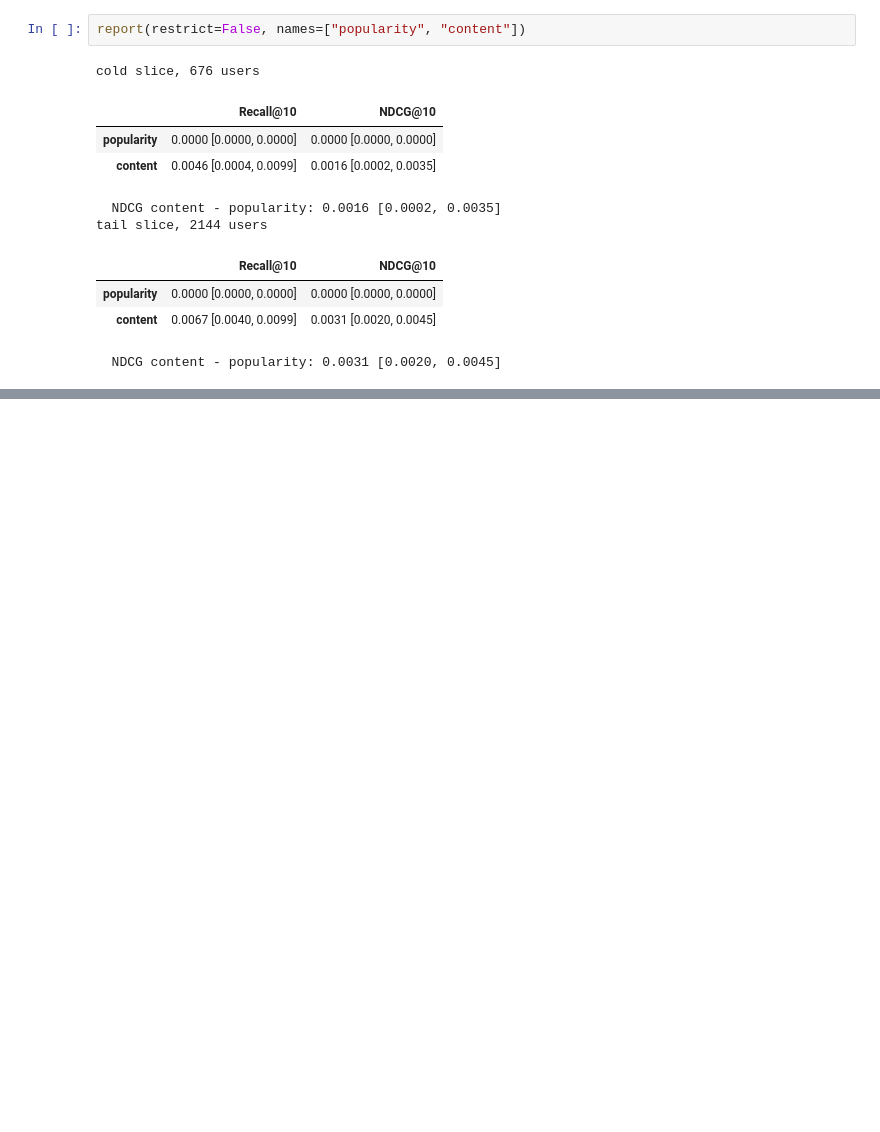
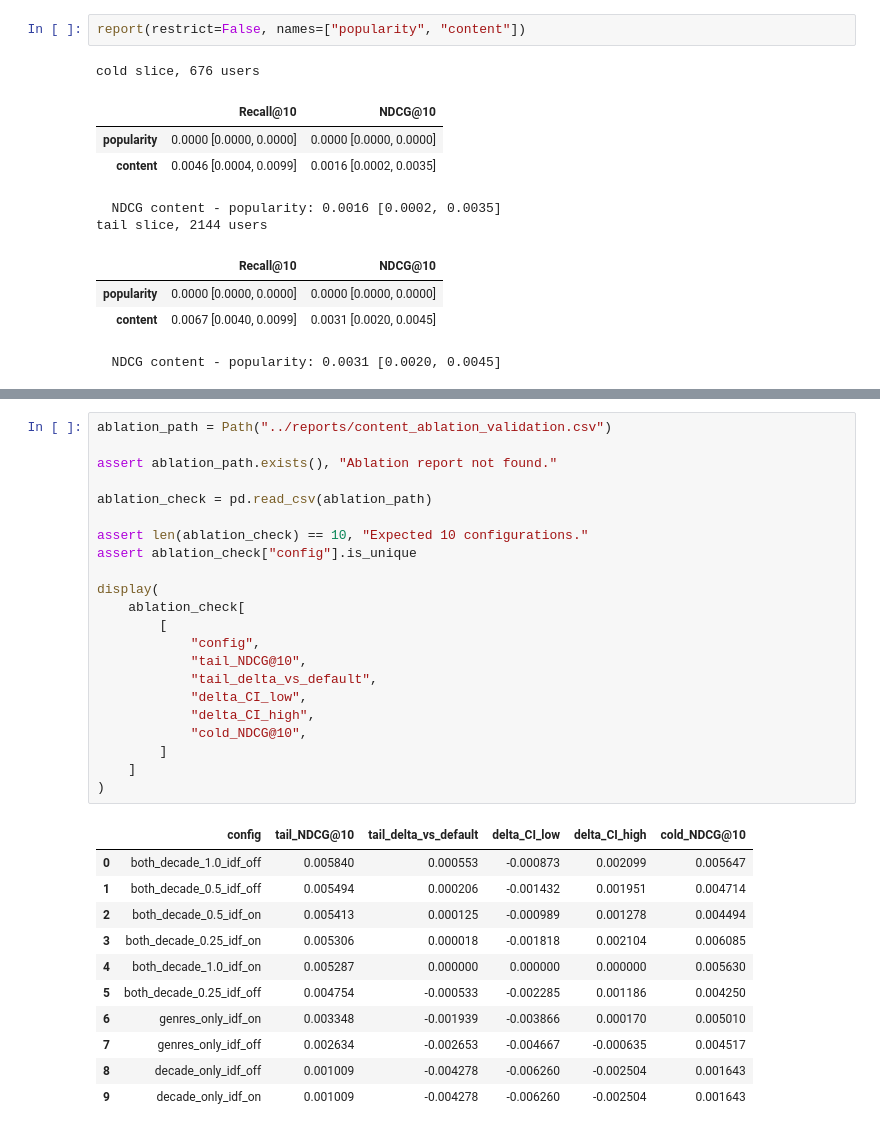
Before and after one commit to RavenKing45/Movie-Recommendation-System, a Jupyter notebook: notebooks/05_content_based.ipynb, the cells around one changed output, grey strips where cells are left out. Drawn from its saved outputs; the diff is of its cells as text; blank space fills up the shorter version.

```diff
--- a/notebooks/05_content_based.ipynb
+++ b/notebooks/05_content_based.ipynb
@@ -458,0 +1004,34 @@ tail slice, 2144 users
+# %%
+ablation_path = Path("../reports/content_ablation_validation.csv")
+
+assert ablation_path.exists(), "Ablation report not found."
+
+ablation_check = pd.read_csv(ablation_path)
+
+assert len(ablation_check) == 10, "Expected 10 configurations."
+assert ablation_check["config"].is_unique
+
+display(
+    ablation_check[
+        [
+            "config",
+            "tail_NDCG@10",
+            "tail_delta_vs_default",
+            "delta_CI_low",
+            "delta_CI_high",
+            "cold_NDCG@10",
+        ]
+    ]
+)
+# %% [output]
+|  | config | tail_NDCG@10 | tail_delta_vs_default | delta_CI_low | delta_CI_high | cold_NDCG@10 |
+| 0 | both_decade_1.0_idf_off | 0.005840 | 0.000553 | -0.000873 | 0.002099 | 0.005647 |
+| 1 | both_decade_0.5_idf_off | 0.005494 | 0.000206 | -0.001432 | 0.001951 | 0.004714 |
+| 2 | both_decade_0.5_idf_on | 0.005413 | 0.000125 | -0.000989 | 0.001278 | 0.004494 |
+| 3 | both_decade_0.25_idf_on | 0.005306 | 0.000018 | -0.001818 | 0.002104 | 0.006085 |
+| 4 | both_decade_1.0_idf_on | 0.005287 | 0.000000 | 0.000000 | 0.000000 | 0.005630 |
+| 5 | both_decade_0.25_idf_off | 0.004754 | -0.000533 | -0.002285 | 0.001186 | 0.004250 |
+| 6 | genres_only_idf_on | 0.003348 | -0.001939 | -0.003866 | 0.000170 | 0.005010 |
+| 7 | genres_only_idf_off | 0.002634 | -0.002653 | -0.004667 | -0.000635 | 0.004517 |
+| 8 | decade_only_idf_off | 0.001009 | -0.004278 | -0.006260 | -0.002504 | 0.001643 |
+| 9 | decade_only_idf_on | 0.001009 | -0.004278 | -0.006260 | -0.002504 | 0.001643 |
```
Also changed, not shown: parts of 35 cells of this notebook, 1 other file.
